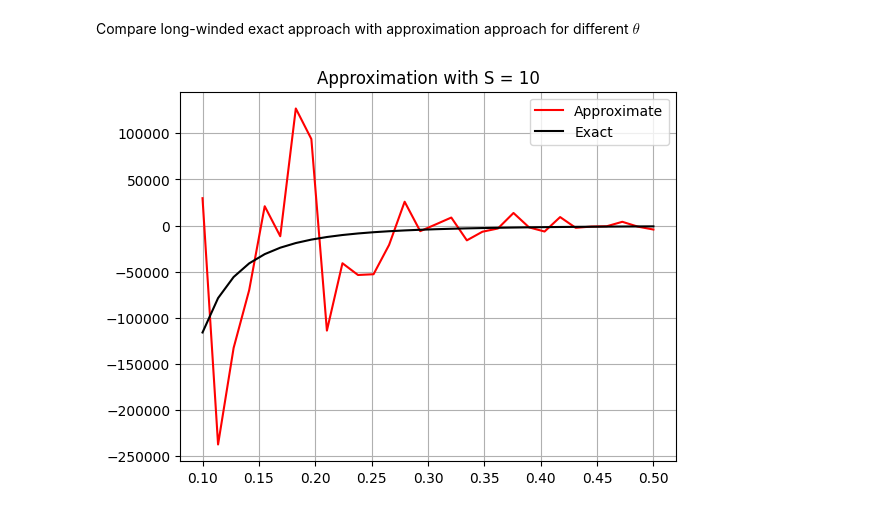
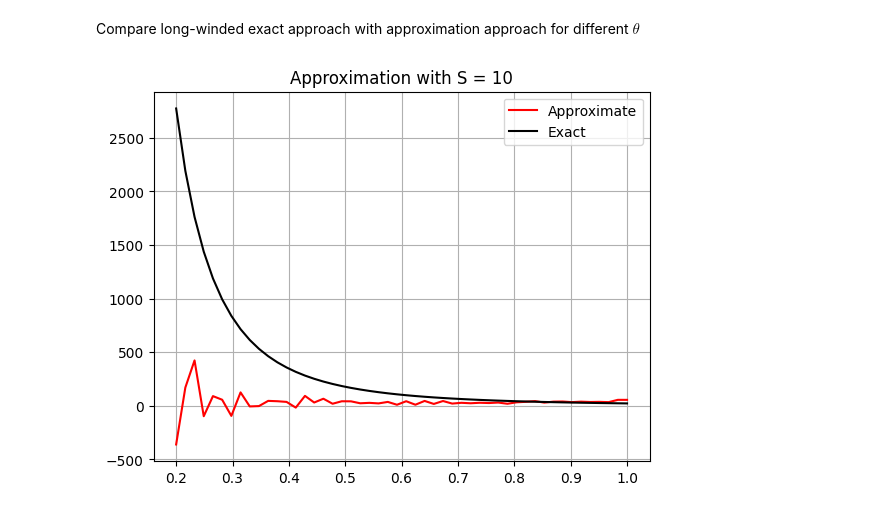
Before and after one commit to plgreenLIRU/lazy_GP, a Jupyter notebook: examples/monte_carlo_approximations.ipynb, the cells around one changed output. Saved outputs shown, nothing was run; the diff lists cells and outputs as text; code cells hidden in the pictures.

```diff
--- a/examples/monte_carlo_approximations.ipynb
+++ b/examples/monte_carlo_approximations.ipynb
@@ -18,5 +18,6 @@ Generate some input data (we don't need targets for this analysis)
 np.random.seed(42)
 N = 100
 D = 1
-X = np.random.uniform(-3, 3, (N, D))
-sigma = 0.001
+X = np.vstack(np.linspace(0, 10, N))
+sigma = 0.1
+y = np.sin(X) + sigma * np.random.randn(N, 1)
@@ -23,7 +30,7 @@ sigma = 0.001
 # %% [markdown]
 Long-winded way of finding $K$, $C^{-1}$ and $dK/d\theta_{d'}$ to compute $\text{Tr}(C^{-1} dK/d\theta)$
 # %%
-def tr_invK_dK_exact(X, theta, sigma, d_dash):
+def dlogp_exact(X, y, theta, sigma, d_dash):
     N, D = np.shape(X)
     K = np.ones([N, N])
     dK_dtheta = np.zeros([N, N])
@@ -36,25 +43,28 @@ def tr_invK_dK_exact(X, theta, sigma, d_dash):
             dK_dtheta[i, j] *= (X[i, d_dash] - X[j, d_dash])**2
     C = K + np.eye(N) * sigma**2
     inv_C = np.linalg.inv(C)
-    return np.trace(inv_C @ dK_dtheta)
+    alpha = inv_C @ y
+    g = 0.5 * alpha.T @ dK_dtheta @ alpha
+    g = g - 0.5 * np.trace(inv_C @ dK_dtheta)
+    return g[0]
 # %% [markdown]
 Compare long-winded exact approach with approximation approach for different $\theta$
 # %%
-theta_ar = np.linspace(0.1, 0.5, 30)
+theta_ar = np.linspace(0.2, 1, 50)
 d_dash = [0]
-trace_term = []
-trace_term_exact = []
+term = []
+term_exact = []
 S = 10
 for theta in theta_ar:
-    trace_term.append(gp._tr_invK_dK(X, np.array([theta]), sigma, d_dash, S=S))
-    trace_term_exact.append(tr_invK_dK_exact(X, np.array([theta]), sigma, d_dash))
+    term.append(gp.dlogp(X=X, y=y, theta=np.array([theta]), sigma=sigma, d_dash=d_dash, tol=1e-3))
+    term_exact.append(dlogp_exact(X, y=y, theta=np.array([theta]), sigma=sigma, d_dash=d_dash))
 # %%
 fig, ax = plt.subplots()
 ax.set_title("Approximation with S = " + str(S))
-ax.plot(theta_ar, trace_term, color='red', label='Approximate')
-ax.plot(theta_ar, trace_term_exact, color='black', label='Exact')
+ax.plot(theta_ar, term, color='red', label='Approximate')
+ax.plot(theta_ar, term_exact, color='black', label='Exact')
 ax.grid()
 ax.legend()
 plt.show()
 # %% [output]
-[figure, old version]
+[figure, new version]
```
Also changed, not shown: parts of 1 cell of this notebook, 1 other file.
